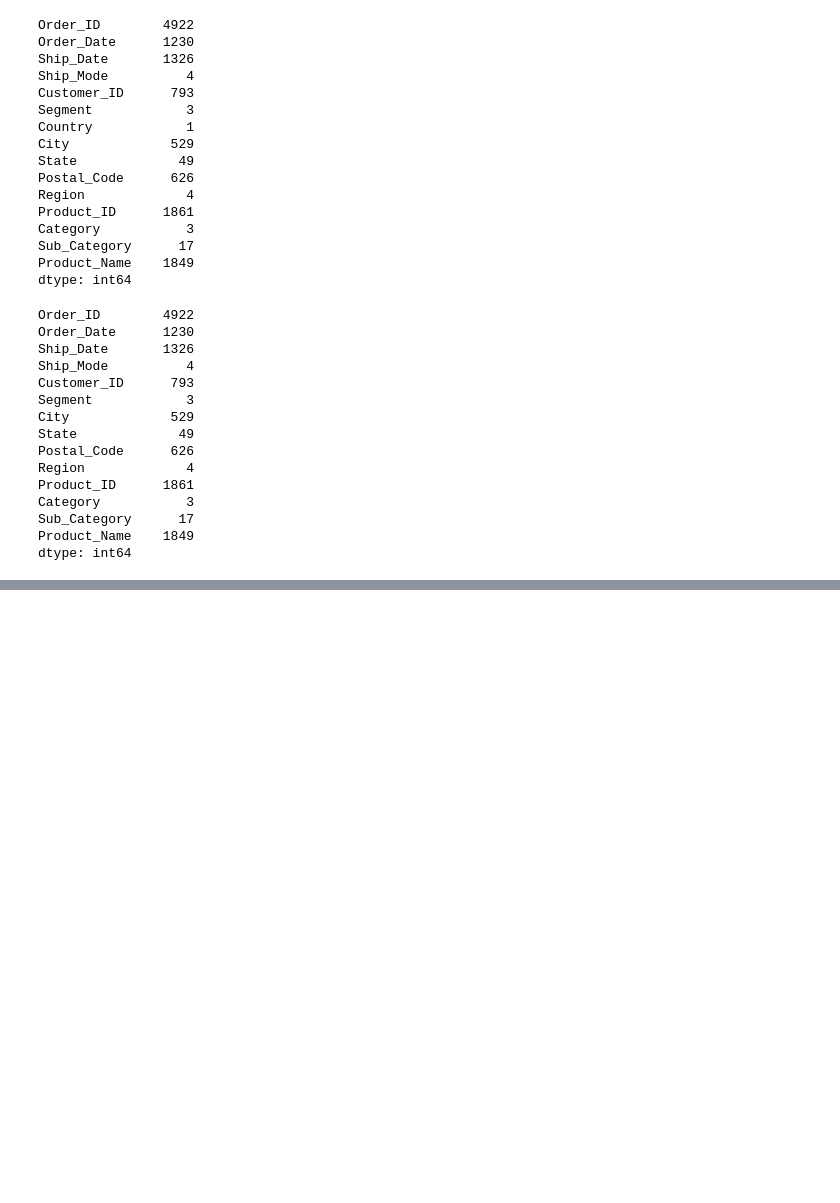
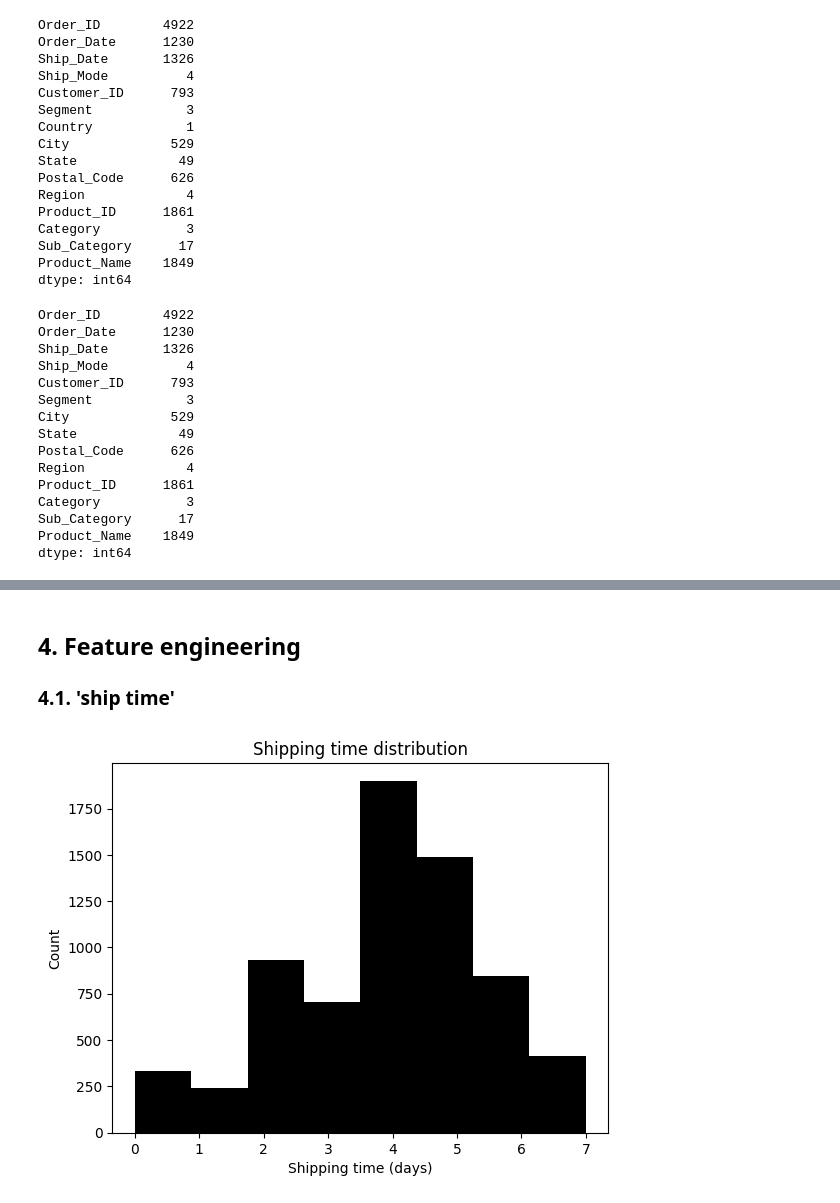
Before and after one commit to 4GeeksAcademy/gperdrizet-holmes-final-project, a Jupyter notebook: notebooks/01-EDA.ipynb, the cells around one changed output, grey strips where cells are left out. Saved outputs shown, nothing was run; the diff lists cells and outputs as text; code cells hidden in the pictures; blank space fills up the shorter version.

```diff
--- a/notebooks/01-EDA.ipynb
+++ b/notebooks/01-EDA.ipynb
@@ -155,0 +185,3 @@ dtype: int64
+# %%
+train_df, test_df = train_test_split(data_df, test_size=0.3)
+train_df.info()
@@ -155,0 +253,9 @@ dtype: int64
+# %%
+high_cardinality_features = ['Order_ID','Customer_ID','City','State','Postal_Code','Product_ID','Sub_Category']
+
+ordinal_encoder = OrdinalEncoder(handle_unknown='use_encoded_value', unknown_value=-1)
+
+train_df[high_cardinality_features] = ordinal_encoder.fit_transform(train_df[high_cardinality_features])
+test_df[high_cardinality_features] = ordinal_encoder.transform(test_df[high_cardinality_features])
+
+train_df.info()
@@ -155,0 +292,6 @@ dtype: int64
+# %%
+train_df['Order_Date'] = pd.to_datetime(train_df['Order_Date'], format='%d/%m/%Y')
+train_df['Ship_Date'] = pd.to_datetime(train_df['Ship_Date'], format='%d/%m/%Y')
+test_df['Order_Date'] = pd.to_datetime(test_df['Order_Date'], format='%d/%m/%Y')
+test_df['Ship_Date'] = pd.to_datetime(test_df['Ship_Date'], format='%d/%m/%Y')
+train_df.head()
@@ -155,0 +310,18 @@ dtype: int64
+# %%
+train_df['Postal_Code'] = train_df['Postal_Code'].fillna(-1)
+test_df['Postal_Code'] = test_df['Postal_Code'].fillna(-1)
+# %% [markdown]
+## 4. Feature engineering
+
+### 4.1. 'ship time'
+# %%
+train_df['ship_time'] = (train_df['Ship_Date'] - train_df['Order_Date']).dt.days
+test_df['ship_time'] = (test_df['Ship_Date'] - train_df['Order_Date']).dt.days
+
+plt.title('Shipping time distribution')
+plt.hist(train_df['ship_time'], bins=8, color='black')
+plt.xlabel('Shipping time (days)')
+plt.ylabel('Count')
+plt.show()
+# %% [output]
+[figure, added]
```
Also changed, not shown: parts of 17 cells of this notebook.
